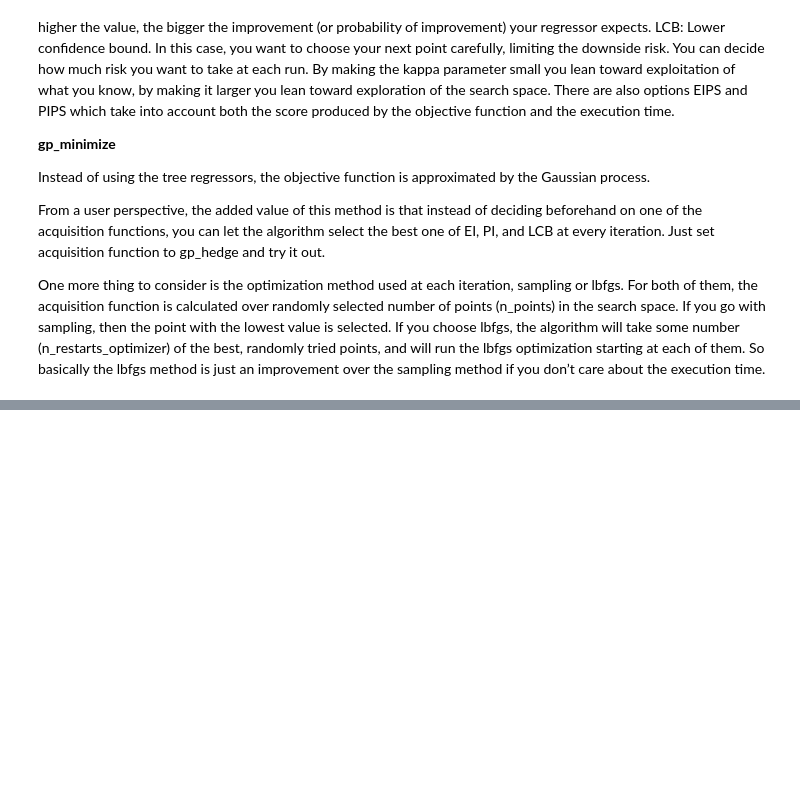
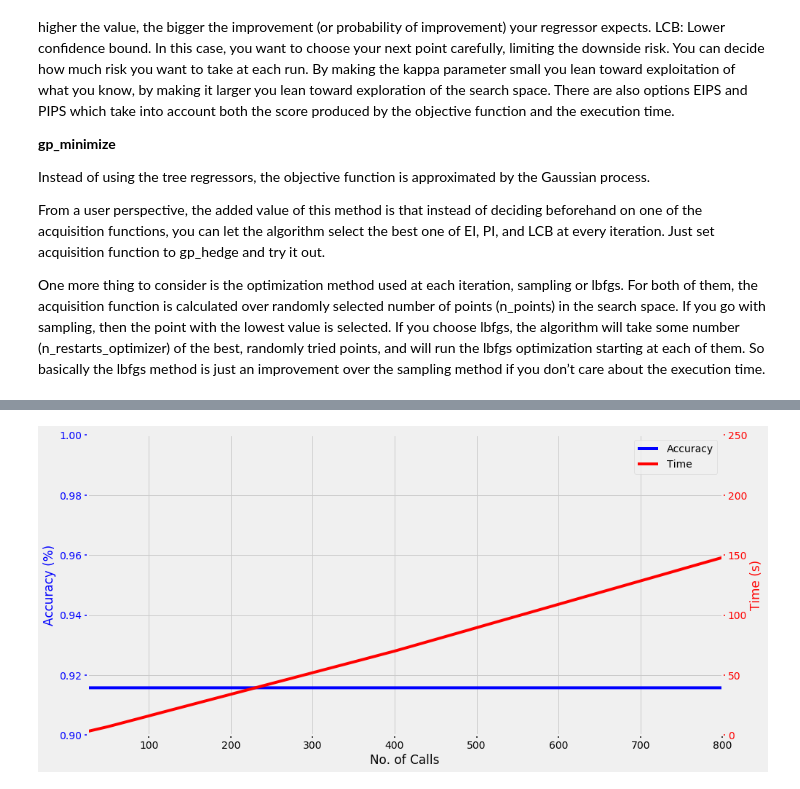
Before and after one commit to johngreibelarsen/compare-hyperparam-opt, a Jupyter notebook: scopt.ipynb, the cells around one changed output, grey strips where cells are left out. Saved outputs shown, nothing was run; the diff lists cells and outputs as text; code cells hidden in the pictures; blank space fills up the shorter version.

```diff
--- a/scopt.ipynb
+++ b/scopt.ipynb
@@ -211,0 +296,8 @@ SPACE = [Real(-5.0, 6.0, name='x', prior='uniform')]
+# %%
+acc = 1-4.5380+4.45377
+res_for_et_LCB_x_list = [0, 25, 50, 100, 200, 400, 800]
+res_for_et_LCB_y_list = [0, acc, acc, acc, acc, acc, acc]
+res_for_et_LCB_y1_list = [0, 3, 7, 16, 34, 70, 148]
+plot_results(res_for_et_LCB_x_list, res_for_et_LCB_y_list, res_for_et_LCB_y1_list)
+# %% [output]
+[figure, added]
```
Also changed, not shown: parts of 46 cells of this notebook.
